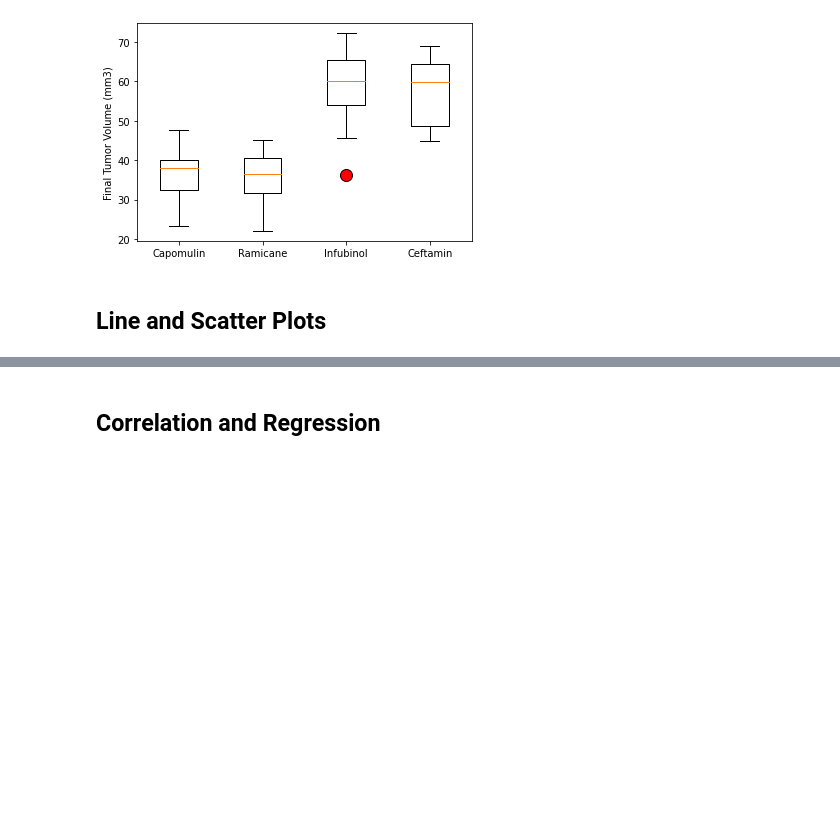
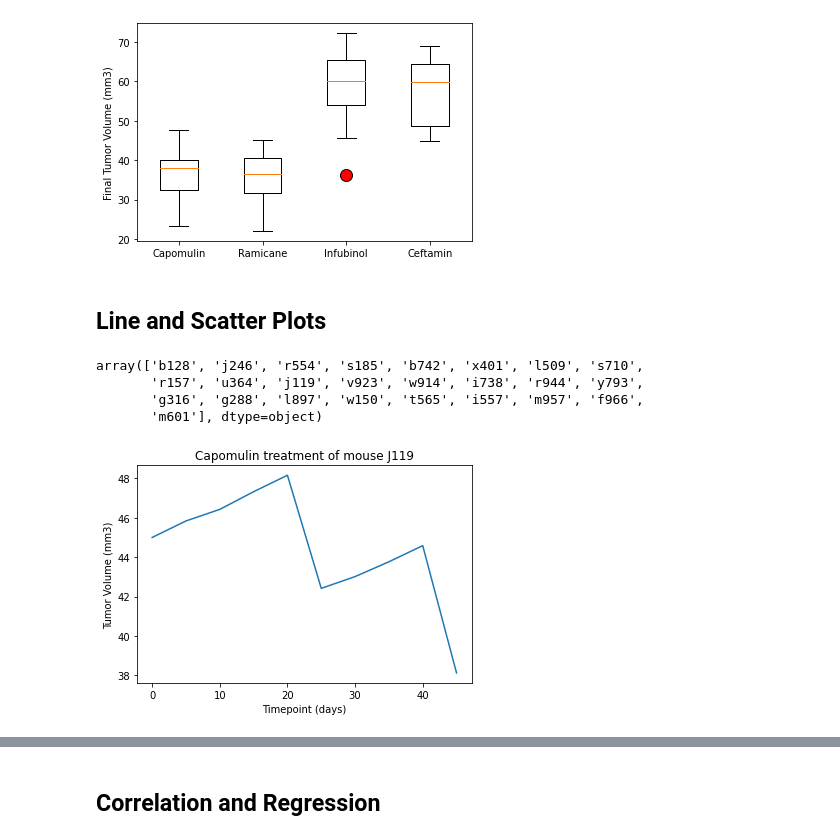
Before and after one commit to jakesb27/matplotlib-challenge, a Jupyter notebook: pymaceuticals.ipynb, the cells around one changed output, grey strips where cells are left out. Saved outputs shown, nothing was run; the diff lists cells and outputs as text; code cells hidden in the pictures; blank space fills up the shorter version.

```diff
--- a/pymaceuticals.ipynb
+++ b/pymaceuticals.ipynb
@@ -254,5 +254,23 @@ plt.show()
 ## Line and Scatter Plots
 # %%
 # Generate a line plot of tumor volume vs. time point for a mouse treated with Capomulin
+capomulin_mice = clean_merge.loc[clean_merge['Drug Regimen'] == 'Capomulin']['Mouse ID']
+capomulin_mice.unique()
+# %% [output]
+array(['b128', 'j246', 'r554', 's185', 'b742', 'x401', 'l509', 's710',
+       'r157', 'u364', 'j119', 'v923', 'w914', 'i738', 'r944', 'y793',
+       'g316', 'g288', 'l897', 'w150', 't565', 'i557', 'm957', 'f966',
+       'm601'], dtype=object)
+# %%
+x_axis = clean_merge.loc[clean_merge['Mouse ID'] == 'j119']['Timepoint']
+y_axis = clean_merge.loc[clean_merge['Mouse ID'] == 'j119']['Tumor Volume (mm3)']
+
+plt.plot(x_axis, y_axis)
+plt.xlabel("Timepoint (days)")
+plt.ylabel("Tumor Volume (mm3)")
+plt.title("Capomulin treatment of mouse J119")
+plt.show()
+# %% [output]
+[figure, added]
 # %%
 # Generate a scatter plot of average tumor volume vs. mouse weight for the Capomulin regimen
```
Also changed, not shown: parts of 3 cells of this notebook, 2 other files.
